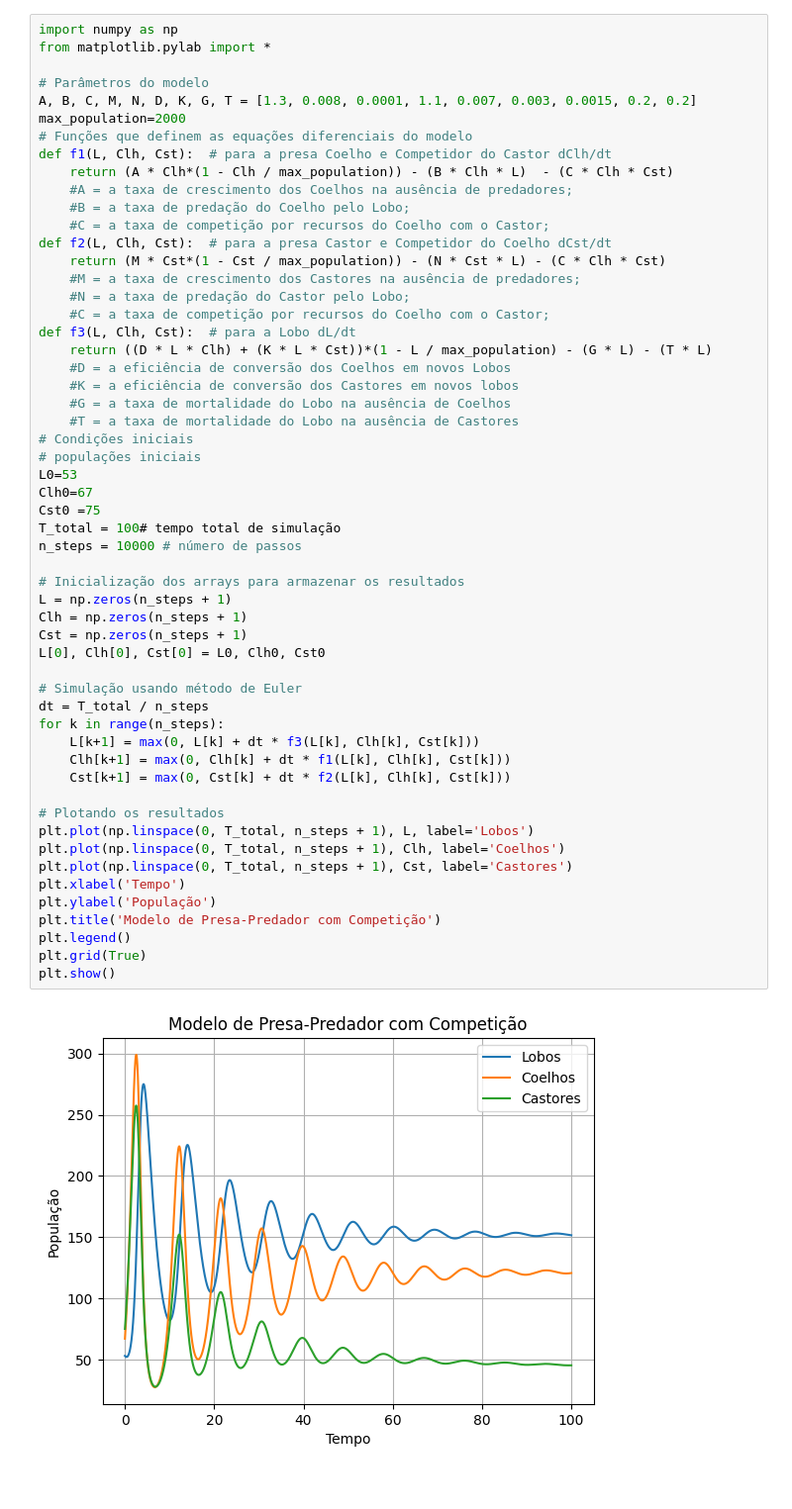
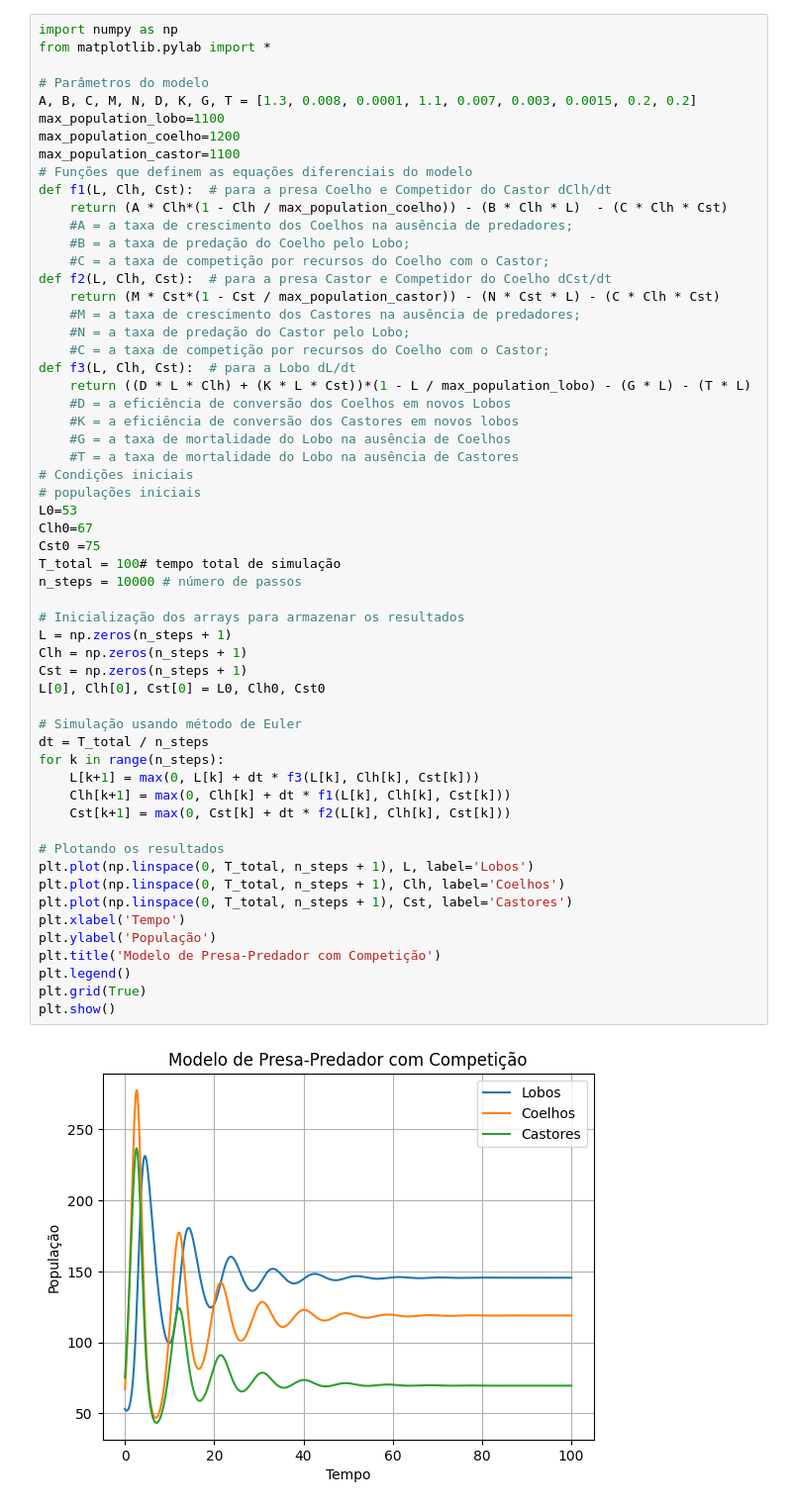
Before and after one commit to mavff/Lotka_Volterra_3_Species, a Jupyter notebook: Projeto_metodos.ipynb, the cells around one changed output. Shown: that part at 99% size. Cells and saved outputs as stored; diff of their text form.

```diff
--- a/Projeto_metodos.ipynb
+++ b/Projeto_metodos.ipynb
@@ -4,20 +4,22 @@ from matplotlib.pylab import *
 
 # Parâmetros do modelo
 A, B, C, M, N, D, K, G, T = [1.3, 0.008, 0.0001, 1.1, 0.007, 0.003, 0.0015, 0.2, 0.2]
-max_population=2000
+max_population_lobo=1100
+max_population_coelho=1200
+max_population_castor=1100
 # Funções que definem as equações diferenciais do modelo
 def f1(L, Clh, Cst):  # para a presa Coelho e Competidor do Castor dClh/dt
-    return (A * Clh*(1 - Clh / max_population)) - (B * Clh * L)  - (C * Clh * Cst)
+    return (A * Clh*(1 - Clh / max_population_coelho)) - (B * Clh * L)  - (C * Clh * Cst)
     #A = a taxa de crescimento dos Coelhos na ausência de predadores;
     #B = a taxa de predação do Coelho pelo Lobo;
     #C = a taxa de competição por recursos do Coelho com o Castor;
 def f2(L, Clh, Cst):  # para a presa Castor e Competidor do Coelho dCst/dt
-    return (M * Cst*(1 - Cst / max_population)) - (N * Cst * L) - (C * Clh * Cst)
+    return (M * Cst*(1 - Cst / max_population_castor)) - (N * Cst * L) - (C * Clh * Cst)
     #M = a taxa de crescimento dos Castores na ausência de predadores;
     #N = a taxa de predação do Castor pelo Lobo;
     #C = a taxa de competição por recursos do Coelho com o Castor;
 def f3(L, Clh, Cst):  # para a Lobo dL/dt
-    return ((D * L * Clh) + (K * L * Cst))*(1 - L / max_population) - (G * L) - (T * L)
+    return ((D * L * Clh) + (K * L * Cst))*(1 - L / max_population_lobo) - (G * L) - (T * L)
     #D = a eficiência de conversão dos Coelhos em novos Lobos
     #K = a eficiência de conversão dos Castores em novos lobos
     #G = a taxa de mortalidade do Lobo na ausência de Coelhos
@@ -27,31 +29,31 @@ def f3(L, Clh, Cst):  # para a Lobo dL/dt
 L0=53
 Clh0=67
 Cst0 =75
 T_total = 100# tempo total de simulação
 n_steps = 10000 # número de passos
 
 # Inicialização dos arrays para armazenar os resultados
 L = np.zeros(n_steps + 1)
 Clh = np.zeros(n_steps + 1)
 Cst = np.zeros(n_steps + 1)
 L[0], Clh[0], Cst[0] = L0, Clh0, Cst0
 
 # Simulação usando método de Euler
 dt = T_total / n_steps
 for k in range(n_steps):
     L[k+1] = max(0, L[k] + dt * f3(L[k], Clh[k], Cst[k]))
     Clh[k+1] = max(0, Clh[k] + dt * f1(L[k], Clh[k], Cst[k]))
     Cst[k+1] = max(0, Cst[k] + dt * f2(L[k], Clh[k], Cst[k]))
 
 # Plotando os resultados
 plt.plot(np.linspace(0, T_total, n_steps + 1), L, label='Lobos')
 plt.plot(np.linspace(0, T_total, n_steps + 1), Clh, label='Coelhos')
 plt.plot(np.linspace(0, T_total, n_steps + 1), Cst, label='Castores')
 plt.xlabel('Tempo')
 plt.ylabel('População')
 plt.title('Modelo de Presa-Predador com Competição')
 plt.legend()
 plt.grid(True)
 plt.show()
 # %% [output]
-[figure, old version]
+[figure, new version]
```
Also changed, not shown: parts of 1 cell of this notebook.
